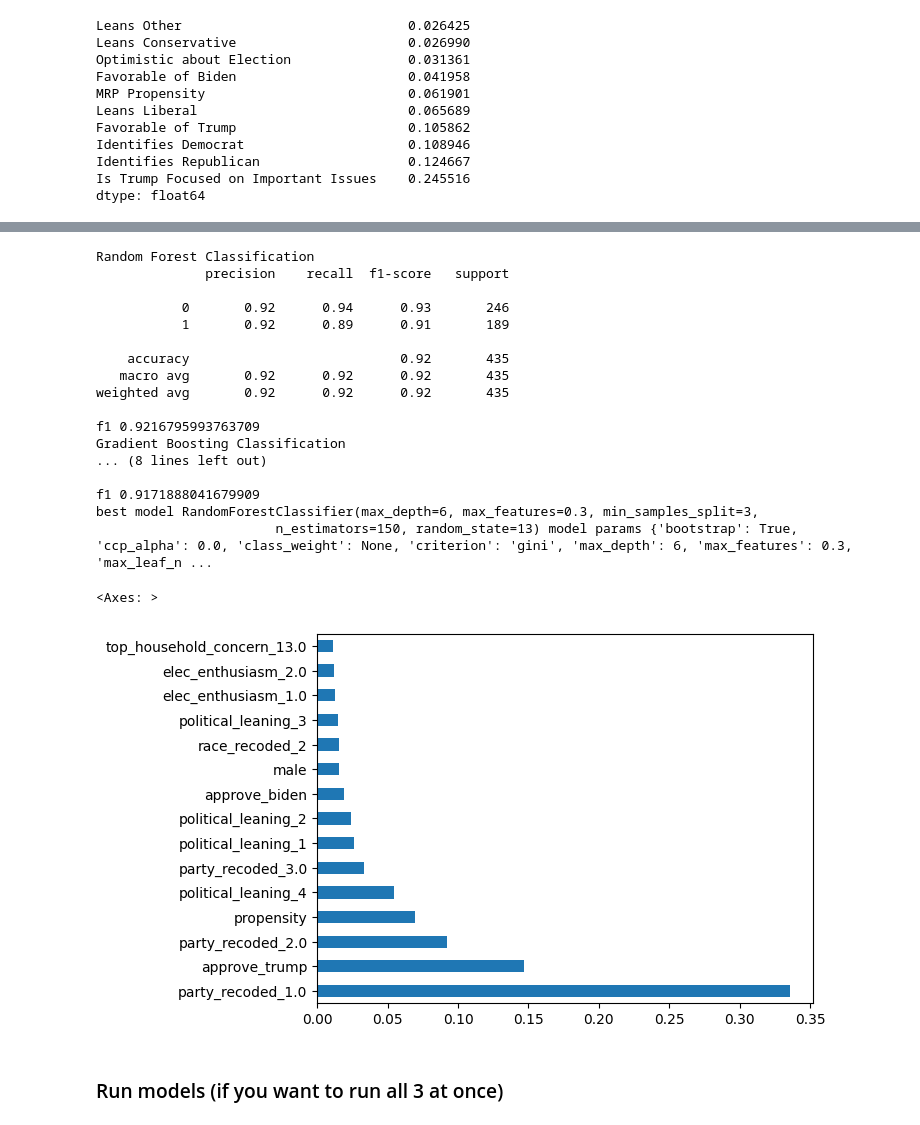
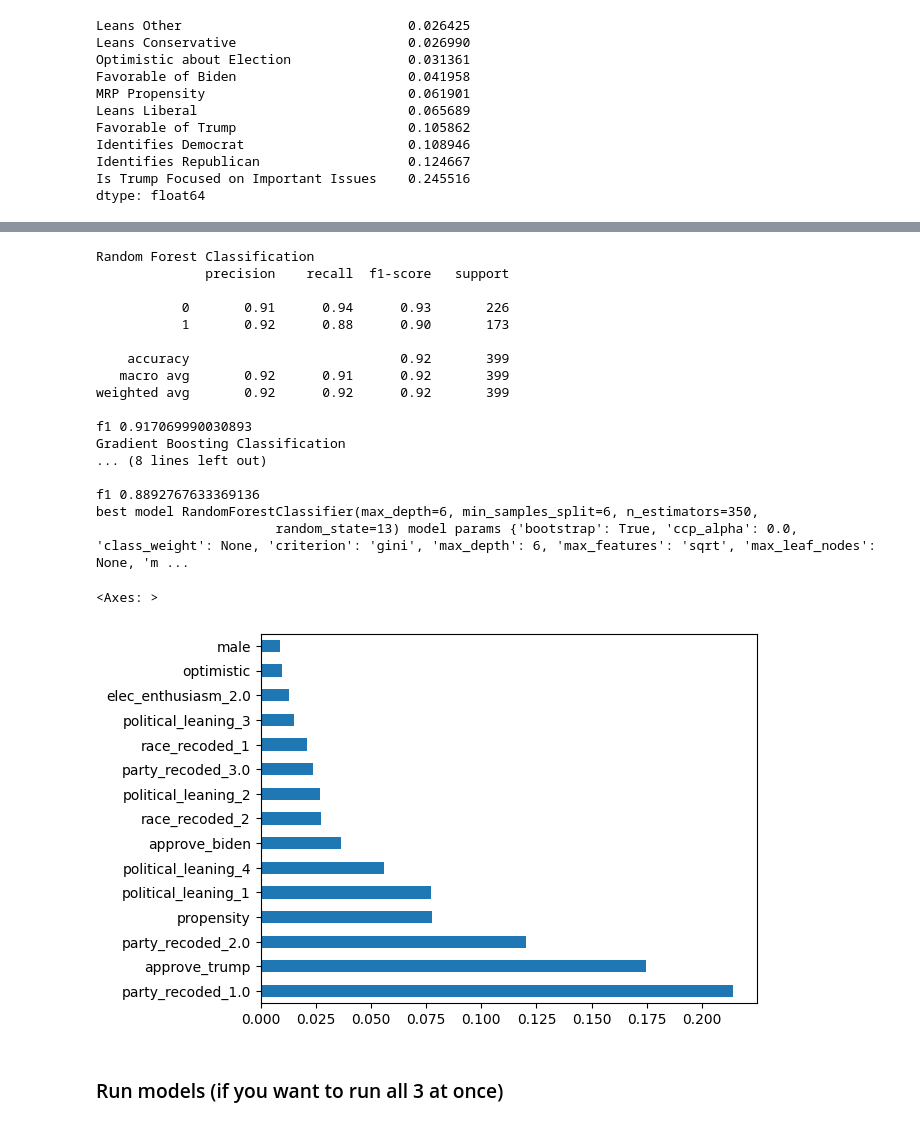
Before and after one commit to pmench/mrp-team, a Jupyter notebook: src/clean_ML.ipynb, the cells around one changed output, grey strips where cells are left out. Drawn from its saved outputs; the diff is of its cells as text; code cells hidden in the pictures.

```diff
--- a/src/clean_ML.ipynb
+++ b/src/clean_ML.ipynb
@@ -28,7 +28,8 @@ from sklearn.model_selection import GridSearchCV, cross_val_score, KFold, Strati
 from sklearn.pipeline import Pipeline
 # %%
 # read in propensity scores
-propensity = pd.read_csv("../data/new_prop_scores_all.csv")
+# propensity = pd.read_csv("../data/new_prop_scores_all.csv")
+propensity = pd.read_csv("../data/prop_scores_2020_no_comet.csv")
 # %% [markdown]
 <h2>Rename Columns</h2>
 # %%
@@ -331,7 +332,7 @@ def modelFunc(X_train, y_train, X_test, y_test, data_dummies, models):
         params = model[2]
 
 
-        grids =  GridSearchCV(clf, param_grid=params, scoring=['f1_weighted', 'neg_root_mean_squared_error'],cv=3, n_jobs=-1, refit='neg_root_mean_squared_error')
+        grids =  GridSearchCV(clf, param_grid=params, scoring='f1_weighted',cv=3, n_jobs=-1)
         grids.fit(X_train, y_train)
         y_preds = grids.best_estimator_.predict(X_test)
         if f1_score(y_test, y_preds, average='weighted') >= best_f1:
@@ -531,34 +545,34 @@ best model RandomForestClassifier(max_depth=6, max_features=0.3, min_samples_spl
 # %%
 at_2020_aug_clean2 = nat_2020_aug_clean2.dropna()
 X = nat_2020_aug_clean2.drop(columns = ['vote_choice_recoded', 'STATEFIP'])
 y = nat_2020_aug_clean2['vote_choice_recoded']
-X_train, X_test, y_train, y_test = train_test_split(X, y, test_size = 0.6, random_state = 13)
+X_train, X_test, y_train, y_test = train_test_split(X, y, test_size = 0.55, random_state = 11)
 aug_pred_probs, aug_pred, new_model_aug = modelFunc(X_train, y_train, X_test, y_test, nat_2020_aug, models)
 features=X_train.columns
 importances = new_model_aug.feature_importances_
 indices = np.argsort(importances)
 feat_importances = pd.Series(new_model_aug.feature_importances_, index=X_train.columns)
 feat_importances.nlargest(15).plot(kind='barh')
 # %% [output]
 Random Forest Classification
               precision    recall  f1-score   support
 
-           0       0.92      0.94      0.93       246
-           1       0.92      0.89      0.91       189
+           0       0.91      0.94      0.93       226
+           1       0.92      0.88      0.90       173
 
-    accuracy                           0.92       435
-   macro avg       0.92      0.92      0.92       435
-weighted avg       0.92      0.92      0.92       435
+    accuracy                           0.92       399
+   macro avg       0.92      0.91      0.92       399
+weighted avg       0.92      0.92      0.92       399
 
-f1 0.9216795993763709
+f1 0.917069990030893
 Gradient Boosting Classification
 ... (8 lines left out)
 
-f1 0.9171888041679909
-best model RandomForestClassifier(max_depth=6, max_features=0.3, min_samples_split=3,
-                       n_estimators=150, random_state=13) model params {'bootstrap': True, 'ccp_alpha': 0.0, 'class_weight': None, 'criterion': 'gini', 'max_depth': 6, 'max_features': 0.3, 'max_leaf_n ...
+f1 0.8892767633369136
+best model RandomForestClassifier(max_depth=6, min_samples_split=6, n_estimators=350,
+                       random_state=13) model params {'bootstrap': True, 'ccp_alpha': 0.0, 'class_weight': None, 'criterion': 'gini', 'max_depth': 6, 'max_features': 'sqrt', 'max_leaf_nodes': None, 'm ...
 <Axes: >
-[figure, old version]
+[figure, new version]
 # %% [markdown]
 ### Run models (if you want to run all 3 at once)
 # %%
```
Also changed, not shown: parts of 27 cells of this notebook, 3 other files.
